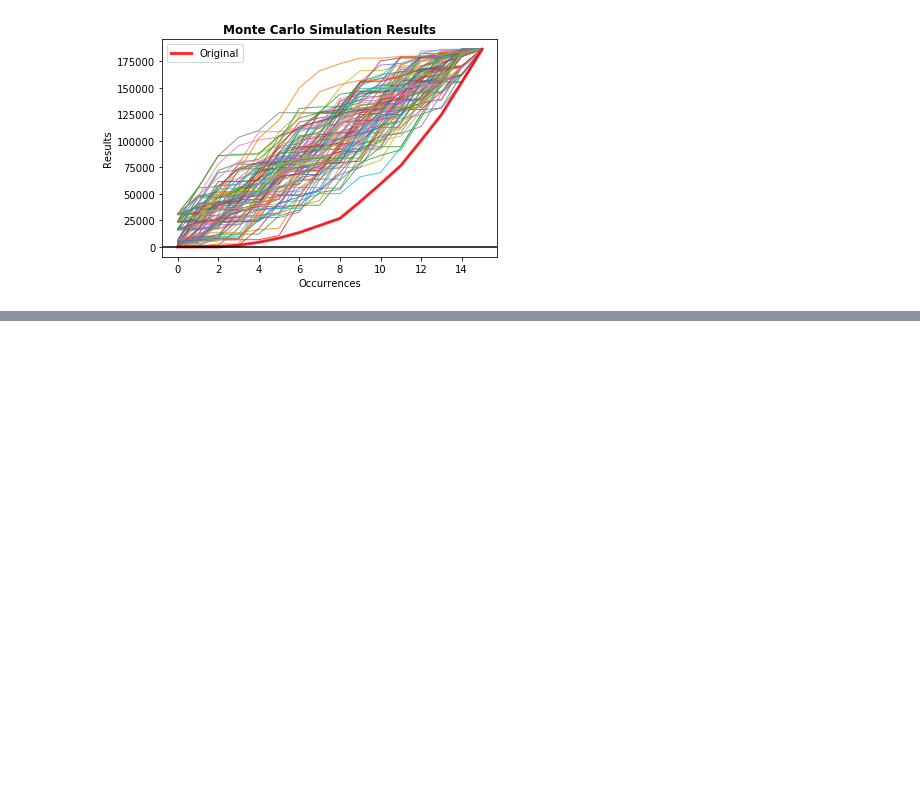
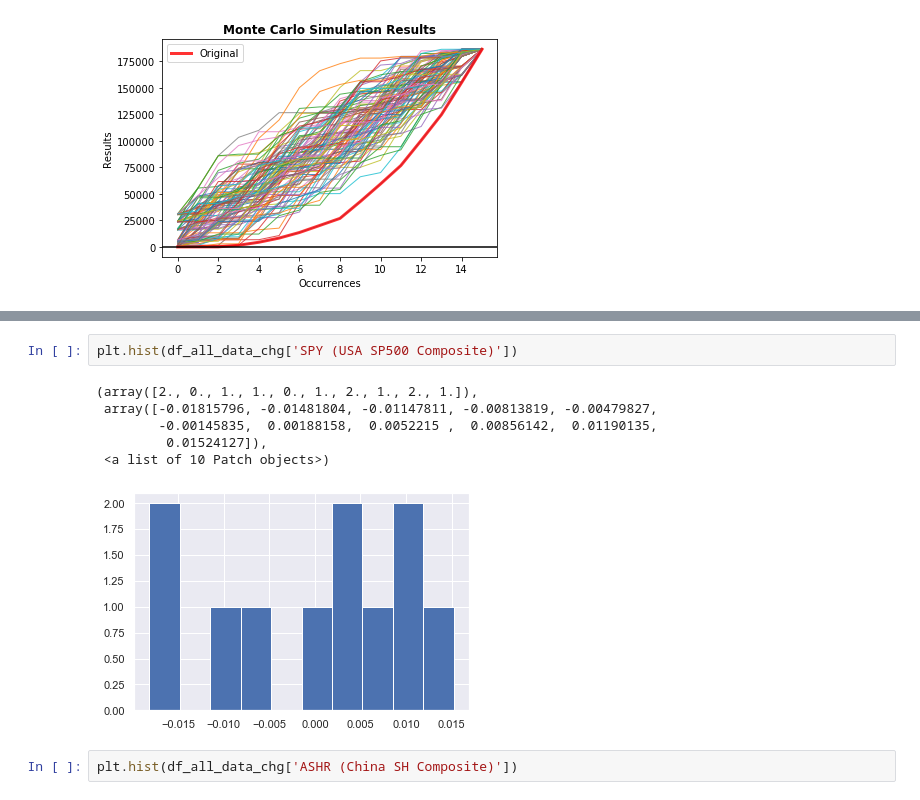
Before and after one commit to sselvakularanjan/FinTech-Project-1, a Jupyter notebook: jjp_CV_correlations.ipynb, the cells around one changed output, grey strips where cells are left out. Cells and saved outputs as stored; diff of their text form; blank space fills up the shorter version.

```diff
--- a/jjp_CV_correlations.ipynb
+++ b/jjp_CV_correlations.ipynb
@@ -706,0 +747,11 @@ NameError: name 'pandas' is not defined
+# %%
+plt.hist(df_all_data_chg['SPY (USA SP500 Composite)'])
+# %% [output]
+(array([2., 0., 1., 1., 0., 1., 2., 1., 2., 1.]),
+ array([-0.01815796, -0.01481804, -0.01147811, -0.00813819, -0.00479827,
+        -0.00145835,  0.00188158,  0.0052215 ,  0.00856142,  0.01190135,
+         0.01524127]),
+ <a list of 10 Patch objects>)
+[figure, added]
+# %%
+plt.hist(df_all_data_chg['ASHR (China SH Composite)'])
```
Also changed, not shown: parts of 7 cells of this notebook.
